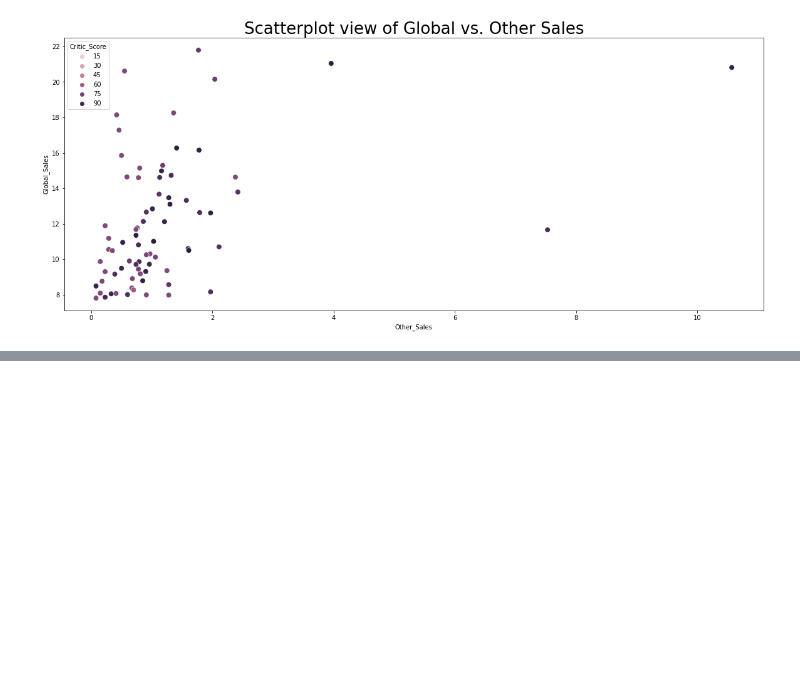
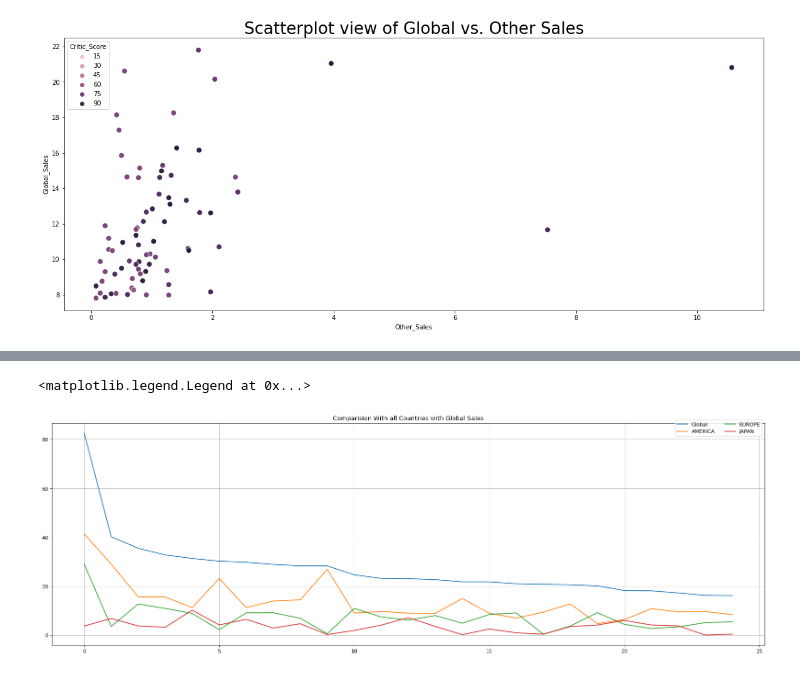
Before and after one commit to arihant1224/video_game_sales_with_ratings_eda_project, a Jupyter notebook: eda_video_games_sales_with_rating.ipynb, the cells around one changed output, grey strips where cells are left out. Saved outputs shown, nothing was run; the diff lists cells and outputs as text; code cells hidden in the pictures; blank space fills up the shorter version.

```diff
--- a/eda_video_games_sales_with_rating.ipynb
+++ b/eda_video_games_sales_with_rating.ipynb
@@ -580,0 +583,3 @@ Text(0.5, 1.0, 'Scatterplot view of Global vs. Other Sales')
+# %%
+vg_plot = videogame_df[0:25]
+vg_plot
@@ -580,0 +620,13 @@ Text(0.5, 1.0, 'Scatterplot view of Global vs. Other Sales')
+# %%
+plt.figure(figsize=(25,8), dpi= 80)
+plt.grid(True)
+plt.title('Comparision With all Countries with Global Sales')
+
+plt.plot(total, label = 'Global')
+plt.plot(NA, label = 'AMERICA')
+plt.plot(EUR, label = 'EUROPE')
+plt.plot(JAP, label = 'JAPAN')
+plt.legend(bbox_to_anchor =(1.0, 1.025), ncol = 2)
+# %% [output]
+<matplotlib.legend.Legend at 0x...>
+[figure, added]
```
Also changed, not shown: parts of 5 cells of this notebook.
